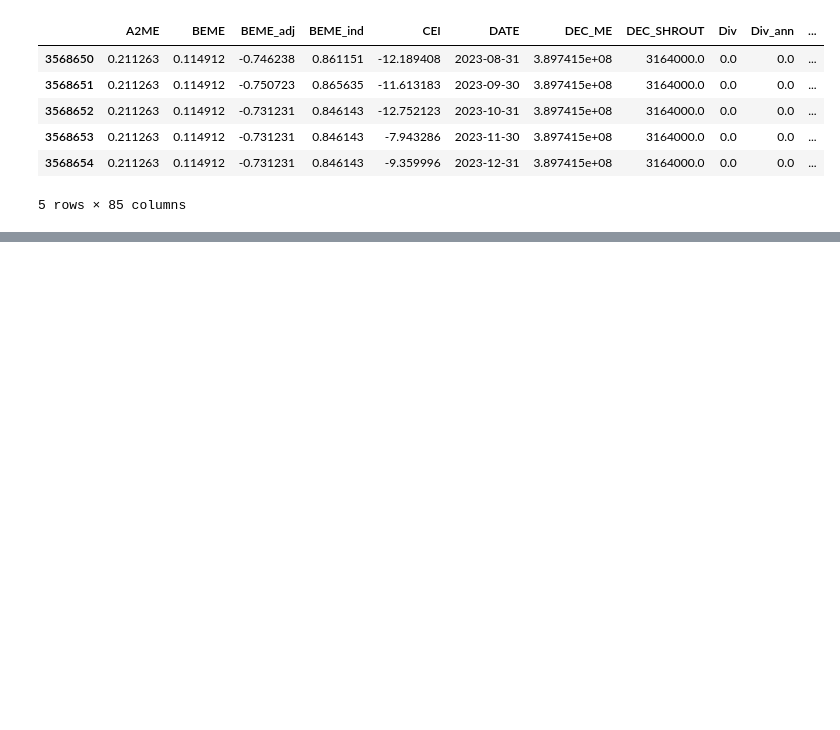
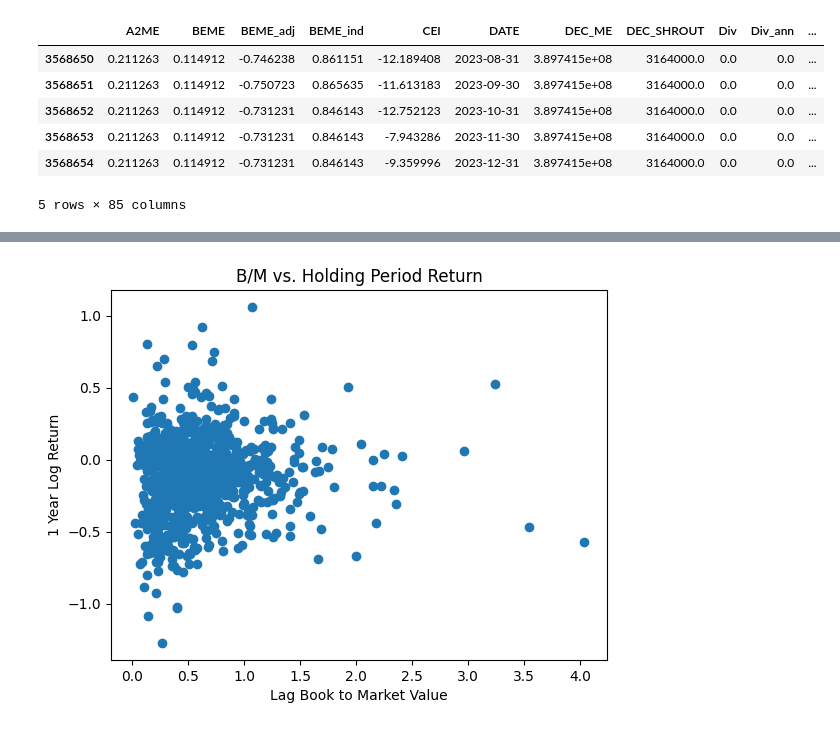
Before and after one commit to andrewhall1124/mean_reversion, a Jupyter notebook: strategies/experiments.ipynb, the cells around one changed output, grey strips where cells are left out. Saved outputs shown, nothing was run; the diff lists cells and outputs as text; code cells hidden in the pictures; blank space fills up the shorter version.

```diff
--- a/strategies/experiments.ipynb
+++ b/strategies/experiments.ipynb
@@ -107,0 +120,6 @@ array([[ 1.        , -0.15446722],
+# %%
+# Filter dataframe to just the months of august (this is the month that we have data to trade on)
+
+df = df.query(f"month == '08' and {holding_period_ret} == {holding_period_ret}")
+
+df.tail()
@@ -107,0 +155,24 @@ array([[ 1.        , -0.15446722],
+# %%
+# Gather regression results for each year and create a summary dataframe
+
+summary_data = []
+
+years = df.groupby(['year', 'permno']).agg({'caldt': 'last', 'beme_lag': 'last', 'sg_lag': 'last', holding_period_ret: 'last'}).reset_index()
+
+for year in range(min_year,max_year):
+    cur_df = years[years['year'] == str(year)]
+
+    model = smf.ols(f"{holding_period_ret} ~ beme_lag + sg_lag", data=cur_df).fit()
+
+    summary_data.append({
+        'year': year,
+        'r_squared': model.rsquared,
+        'coef_beme_lag': model.params.get('beme_lag', float('nan')),
+        'coef_sg_lag': model.params.get('sg_lag', float('nan')),
+        't_stat_beme_lag': model.tvalues.get('beme_lag', float('nan')),
+        't_stat_sg_lag': model.tvalues.get('sg_lag', float('nan'))
+    })
+
+summary_df = pd.DataFrame(summary_data)
+
+summary_df
@@ -107,0 +211,8 @@ array([[ 1.        , -0.15446722],
+# %%
+# Example regression for a single year
+
+year1 = years[years['year'] == str(min_year)] # 1968 - 1988
+
+model = smf.ols(f"ret_{holding_period} ~ beme_lag + sg_lag", data=year1).fit()
+
+model.summary()
@@ -107,0 +240,8 @@ array([[ 1.        , -0.15446722],
+# %%
+plt.scatter(year1['beme_lag'], year1[holding_period_ret])
+plt.title("B/M vs. Holding Period Return")
+plt.xlabel("Lag Book to Market Value")
+plt.ylabel("1 Year Log Return")
+plt.show()
+# %% [output]
+[figure, added]
```
Also changed, not shown: parts of 16 cells of this notebook.
